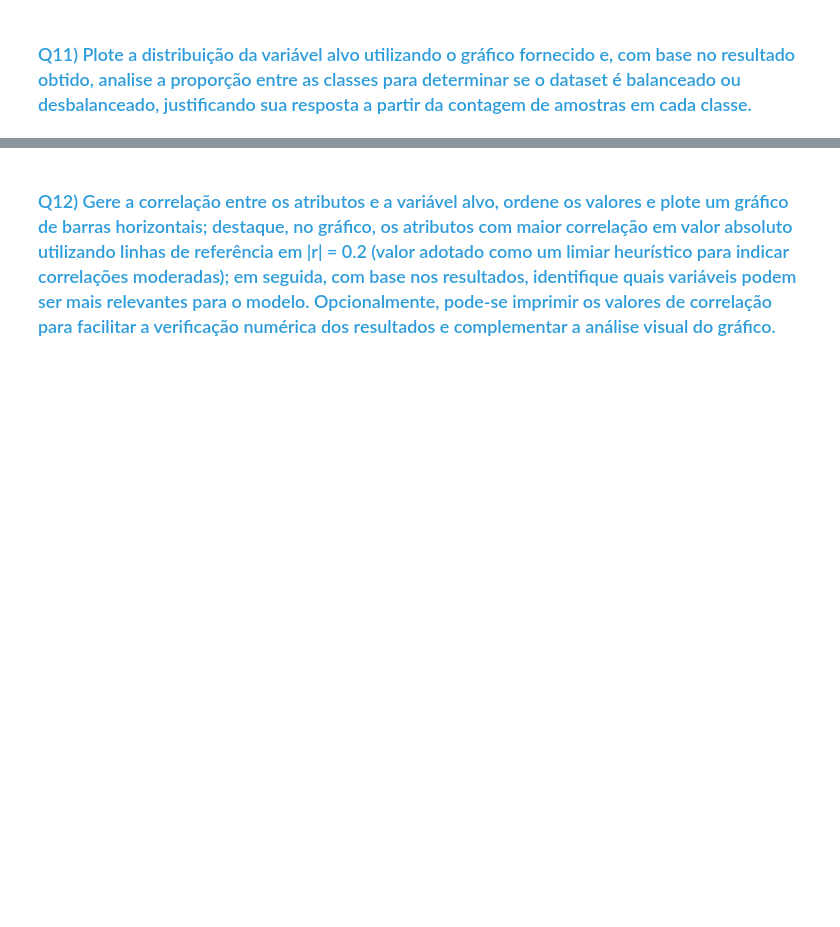
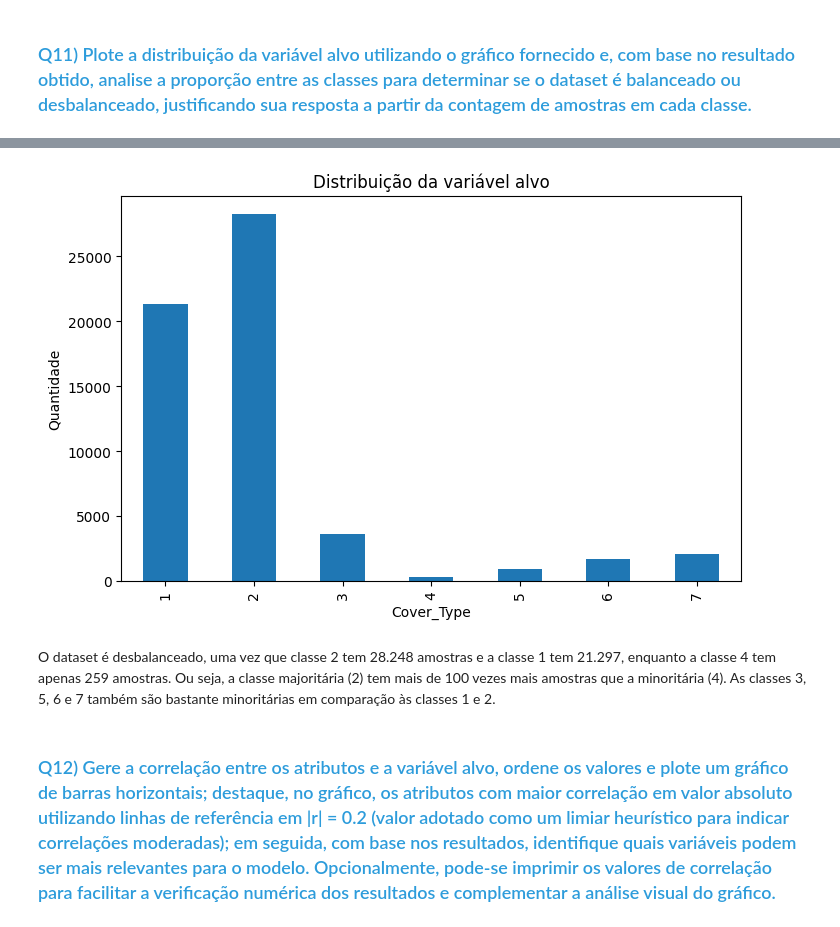
Before and after one commit to MatheusAndrade23/E08-L2-Project, a Jupyter notebook: lab/C24_2026_1_LL_Atividade_06_MMMM.ipynb, the cells around one changed output, grey strips where cells are left out. Saved outputs shown, nothing was run; the diff lists cells and outputs as text; code cells hidden in the pictures; blank space fills up the shorter version.

```diff
--- a/lab/C24_2026_1_LL_Atividade_06_MMMM.ipynb
+++ b/lab/C24_2026_1_LL_Atividade_06_MMMM.ipynb
@@ -450,4 +452,4 @@ print("Dimensões do dataframe:", df.shape)
 # %% [output]
 Dimensões do dataframe: (58101, 55)
 # %%
-TARGET_COLUMN = None # preencher
+TARGET_COLUMN = 'Cover_Type'
@@ -454,2 +458,5 @@ TARGET_COLUMN = None # preencher
 # %% [markdown]
 ### <font color='#2D9CDB'>Q11) Plote a distribuição da variável alvo utilizando o gráfico fornecido e, com base no resultado obtido, analise a proporção entre as classes para determinar se o dataset é balanceado ou desbalanceado, justificando sua resposta a partir da contagem de amostras em cada classe.</font>
+# %%
+contagem = df[TARGET_COLUMN].value_counts().sort_index()
+print(contagem)
@@ -456,2 +473,14 @@ TARGET_COLUMN = None # preencher
+# %%
+
+plt.figure(figsize=(8,5))
+contagem.plot(kind='bar')
+plt.xlabel('Cover_Type')
+plt.ylabel('Quantidade')
+plt.title('Distribuição da variável alvo')
+plt.show()
+# %% [output]
+[figure, added]
+# %% [markdown]
+O dataset é desbalanceado, uma vez que classe 2 tem 28.248 amostras e a classe 1 tem 21.297, enquanto a classe 4 tem apenas 259 amostras. Ou seja, a classe majoritária (2) tem mais de 100 vezes mais amostras que a minoritária (4). As classes 3, 5, 6 e 7 também são bastante minoritárias em comparação às classes 1 e 2.
 # %% [markdown]
 ### <font color='#2D9CDB'>Q12) Gere a correlação entre os atributos e a variável alvo, ordene os valores e plote um gráfico de barras horizontais; destaque, no gráfico, os atributos com maior correlação em valor absoluto utilizando linhas de referência em |r| = 0.2 (valor adotado como um limiar heurístico para indicar correlações moderadas); em seguida, com base nos resultados, identifique quais variáveis podem ser mais relevantes para o modelo. Opcionalmente, pode-se imprimir os valores de correlação para facilitar a verificação numérica dos resultados e complementar a análise visual do gráfico.</font>
```
Also changed, not shown: parts of 22 cells of this notebook.
